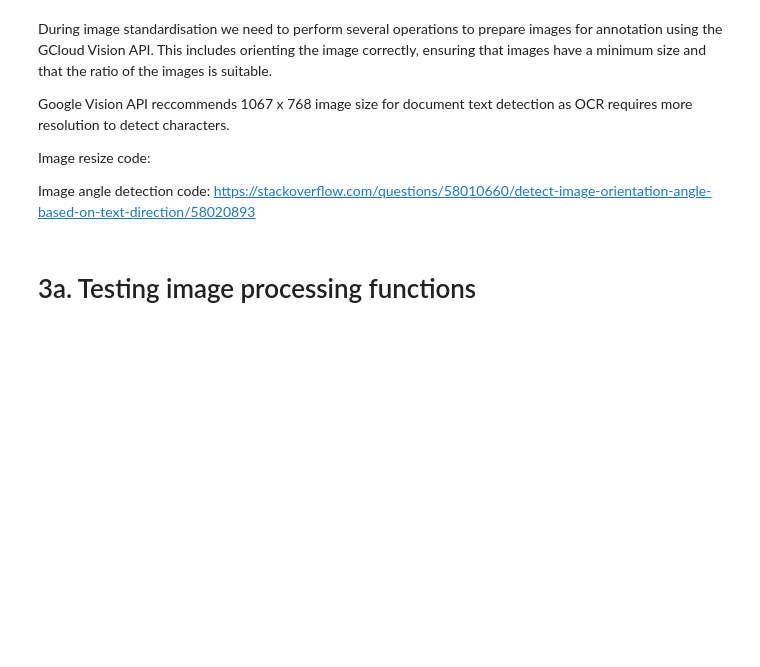
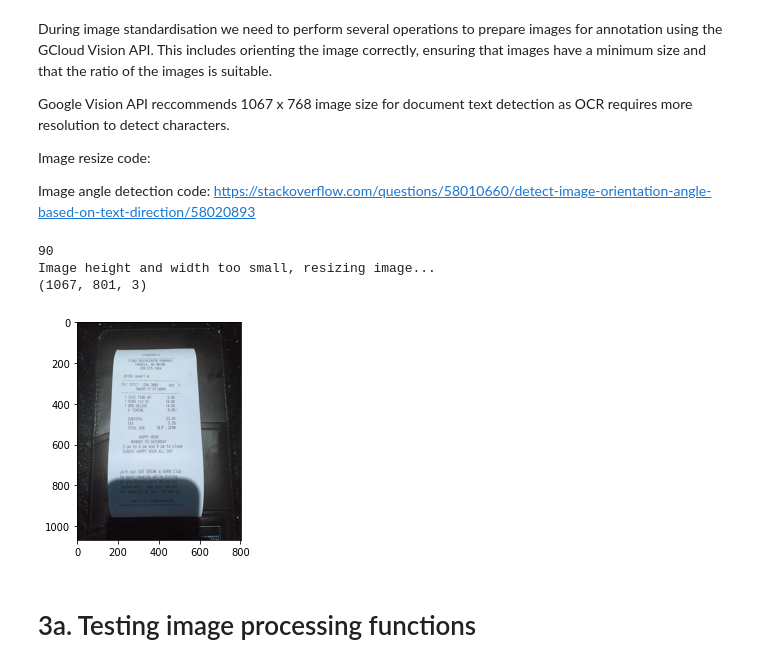
Before and after one commit to JonathanGriffiths94/Opteeq_Task_B, a Jupyter notebook: Opteeq_Task_B.ipynb, the cells around one changed output. Cells and saved outputs as stored; diff of their text form; code cells hidden in the pictures; blank space fills up the shorter version.

```diff
--- a/Opteeq_Task_B.ipynb
+++ b/Opteeq_Task_B.ipynb
@@ -318,6 +344,16 @@ def rotate_image(img: 'numpy:ndarray') -> 'numpy.ndarray':
         return cv2.rotate(img, cv2.ROTATE_90_CLOCKWISE)
     elif img_angle == 180:
         return cv2.rotate(img, cv2.ROTATE_180)
+# %%
+img = rotate_image(img)
+rotated_img = check_image_size(img)
+plt.imshow(rotated_img)
+print(rotated_img.shape)
+# %% [output]
+90
+Image height and width too small, resizing image...
+(1067, 801, 3)
+[figure, added]
 # %% [markdown]
 # 3a. Testing image processing functions
 # %% [markdown]
```
Also changed, not shown: parts of 30 cells of this notebook.
